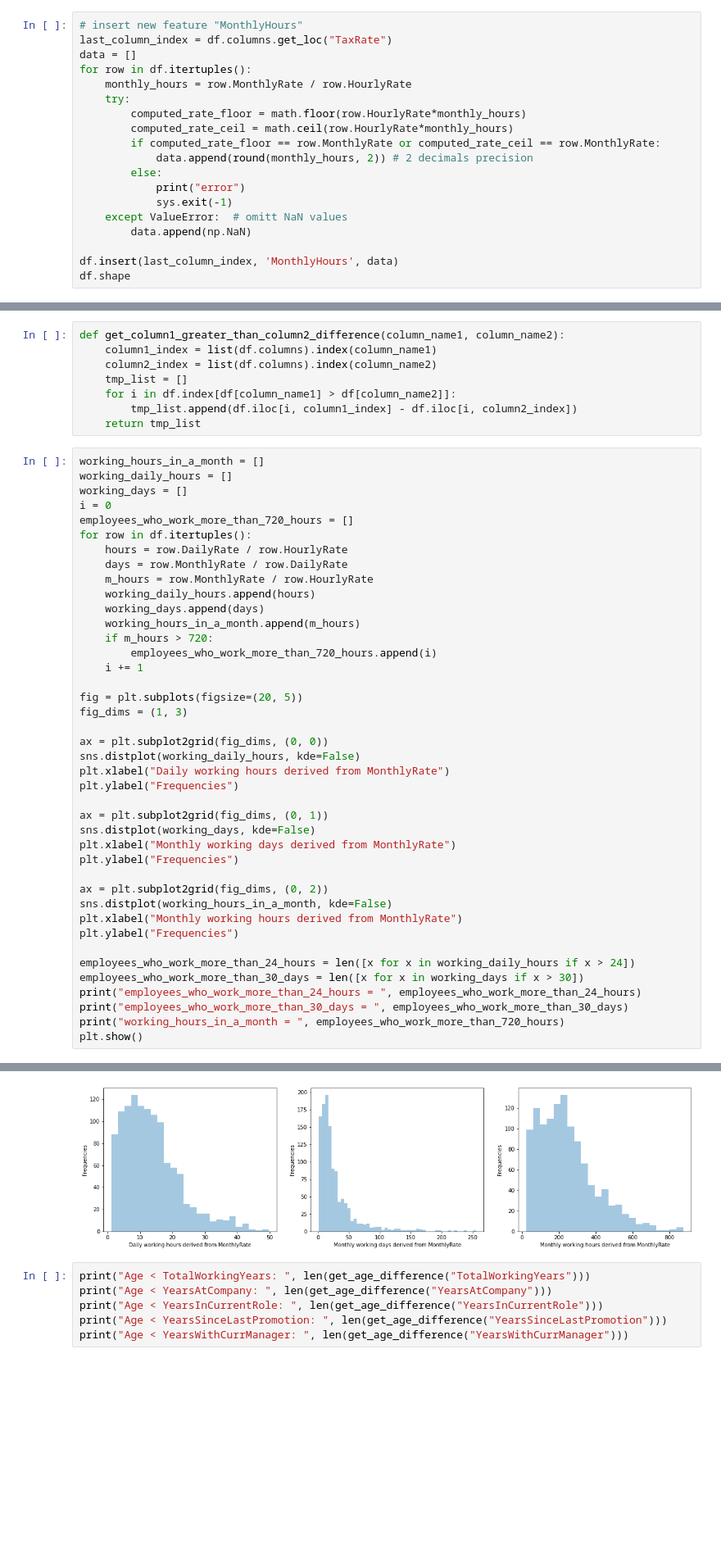
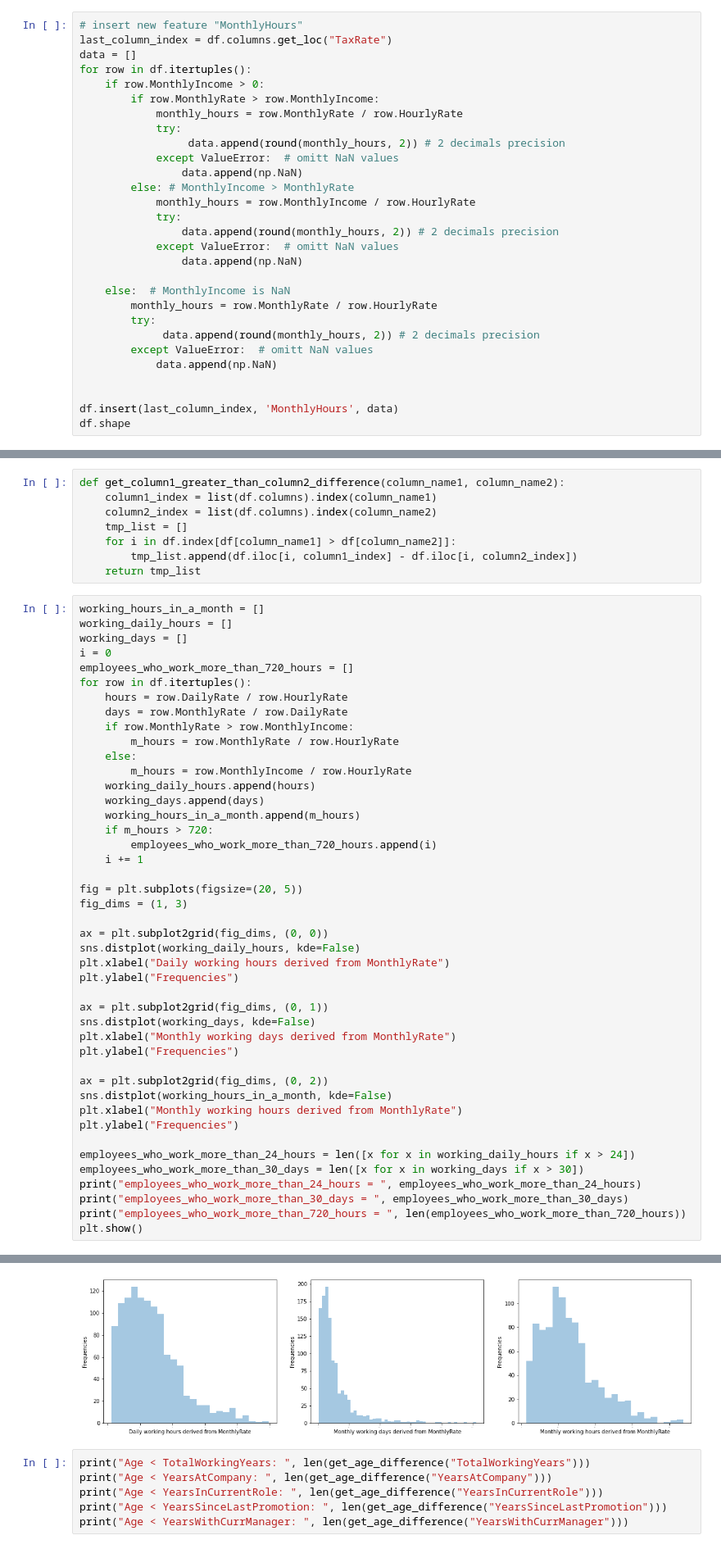
Before and after one commit to Mariabba/DataMining1_Fundamentals, a Jupyter notebook: notebook/DataUnderstanding/tsk1_data_understanding.ipynb, the cells around one changed output, grey strips where cells are left out. Shown at 82% size. Drawn from its saved outputs; the diff is of its cells as text; blank space fills up the shorter version.

```diff
--- a/notebook/DataUnderstanding/tsk1_data_understanding.ipynb
+++ b/notebook/DataUnderstanding/tsk1_data_understanding.ipynb
@@ -192,17 +189,27 @@ df.shape
 last_column_index = df.columns.get_loc("TaxRate")
 data = []
 for row in df.itertuples():
-    monthly_hours = row.MonthlyRate / row.HourlyRate
-    try:
-        computed_rate_floor = math.floor(row.HourlyRate*monthly_hours)
-        computed_rate_ceil = math.ceil(row.HourlyRate*monthly_hours)
-        if computed_rate_floor == row.MonthlyRate or computed_rate_ceil == row.MonthlyRate:
-            data.append(round(monthly_hours, 2)) # 2 decimals precision
-        else:
-            print("error")
-            sys.exit(-1)
-    except ValueError:  # omitt NaN values
-        data.append(np.NaN)
+    if row.MonthlyIncome > 0:
+        if row.MonthlyRate > row.MonthlyIncome:
+            monthly_hours = row.MonthlyRate / row.HourlyRate
+            try:
+                 data.append(round(monthly_hours, 2)) # 2 decimals precision
+            except ValueError:  # omitt NaN values
+                data.append(np.NaN)
+        else: # MonthlyIncome > MonthlyRate
+            monthly_hours = row.MonthlyIncome / row.HourlyRate
+            try:
+                data.append(round(monthly_hours, 2)) # 2 decimals precision
+            except ValueError:  # omitt NaN values
+                data.append(np.NaN)
+
+    else:  # MonthlyIncome is NaN
+        monthly_hours = row.MonthlyRate / row.HourlyRate
+        try:
+             data.append(round(monthly_hours, 2)) # 2 decimals precision
+        except ValueError:  # omitt NaN values
+            data.append(np.NaN)
+
 
 df.insert(last_column_index, 'MonthlyHours', data)
 df.shape
@@ -289,7 +296,10 @@ employees_who_work_more_than_720_hours = []
 for row in df.itertuples():
     hours = row.DailyRate / row.HourlyRate
     days = row.MonthlyRate / row.DailyRate
-    m_hours = row.MonthlyRate / row.HourlyRate
+    if row.MonthlyRate > row.MonthlyIncome:
+        m_hours = row.MonthlyRate / row.HourlyRate
+    else:
+        m_hours = row.MonthlyIncome / row.HourlyRate
     working_daily_hours.append(hours)
     working_days.append(days)
     working_hours_in_a_month.append(m_hours)
@@ -319,7 +329,7 @@ employees_who_work_more_than_24_hours = len([x for x in working_daily_hours if x
 employees_who_work_more_than_30_days = len([x for x in working_days if x > 30])
 print("employees_who_work_more_than_24_hours = ", employees_who_work_more_than_24_hours)
 print("employees_who_work_more_than_30_days = ", employees_who_work_more_than_30_days)
-print("working_hours_in_a_month = ", employees_who_work_more_than_720_hours)
+print("employees_who_work_more_than_720_hours = ", len(employees_who_work_more_than_720_hours))
 plt.show()
 # %% [output]
 employees_who_work_more_than_24_hours =  130
@@ -328,4 +338,4 @@ working_hours_in_a_month =  [33, 88, 101, 107, 197, 277, 331, 686, 811]
-[figure, old version]
+[figure, new version]
 # %%
 print("Age < TotalWorkingYears: ", len(get_age_difference("TotalWorkingYears")))
 print("Age < YearsAtCompany: ", len(get_age_difference("YearsAtCompany")))
```
Also changed, not shown: parts of 44 cells of this notebook, 4 other files.
